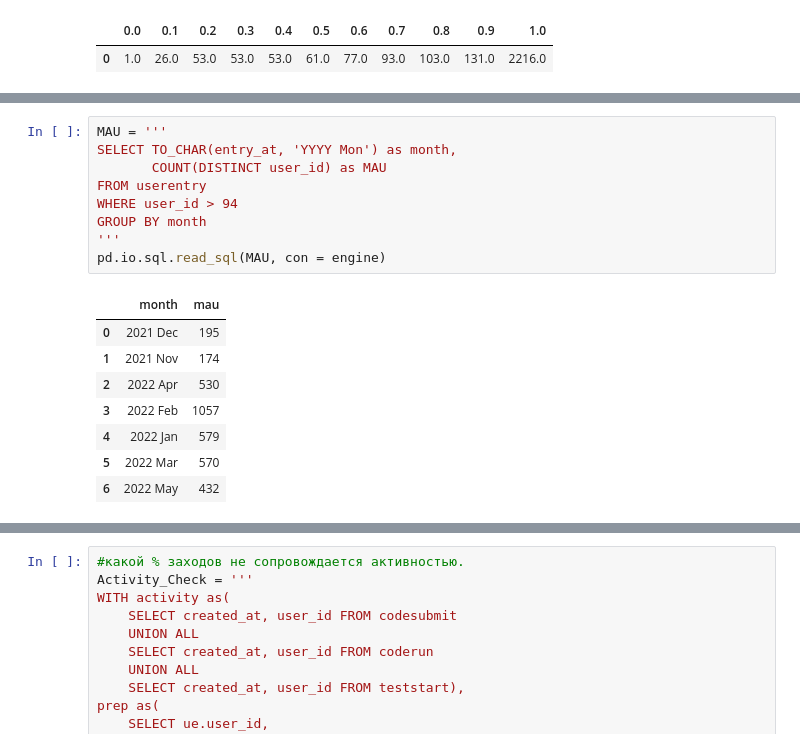
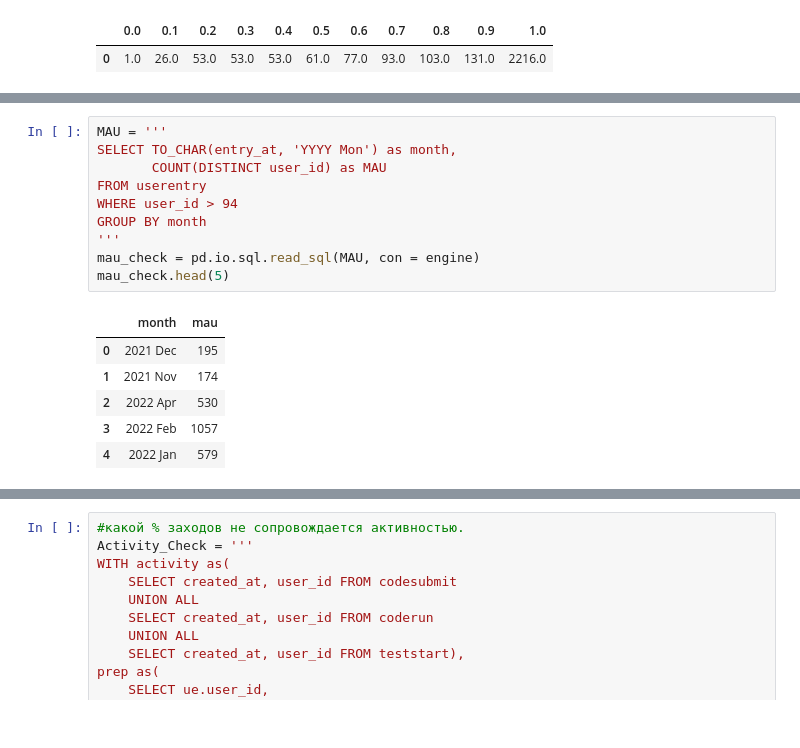
Before and after one commit to BeNormalPlease/Portfolio-Projects, a Jupyter notebook: SQL Unit-Analysis/SQL_unit_economic.ipynb, the cells around one changed output, grey strips where cells are left out. Drawn from its saved outputs; the diff is of its cells as text.

```diff
--- a/SQL Unit-Analysis/SQL_unit_economic.ipynb
+++ b/SQL Unit-Analysis/SQL_unit_economic.ipynb
@@ -143,18 +146,17 @@ pd.io.sql.read_sql(WAU, con = engine)
 # %%
 MAU = '''
 SELECT TO_CHAR(entry_at, 'YYYY Mon') as month,
        COUNT(DISTINCT user_id) as MAU
 FROM userentry
 WHERE user_id > 94
 GROUP BY month
 '''
-pd.io.sql.read_sql(MAU, con = engine)
+mau_check = pd.io.sql.read_sql(MAU, con = engine)
+mau_check.head(5)
 # %% [output]
 |  | month | mau |
 | 0 | 2021 Dec | 195 |
 | 1 | 2021 Nov | 174 |
 | 2 | 2022 Apr | 530 |
 | 3 | 2022 Feb | 1057 |
 | 4 | 2022 Jan | 579 |
-| 5 | 2022 Mar | 570 |
-| 6 | 2022 May | 432 |
```
Also changed, not shown: parts of 15 cells of this notebook.
